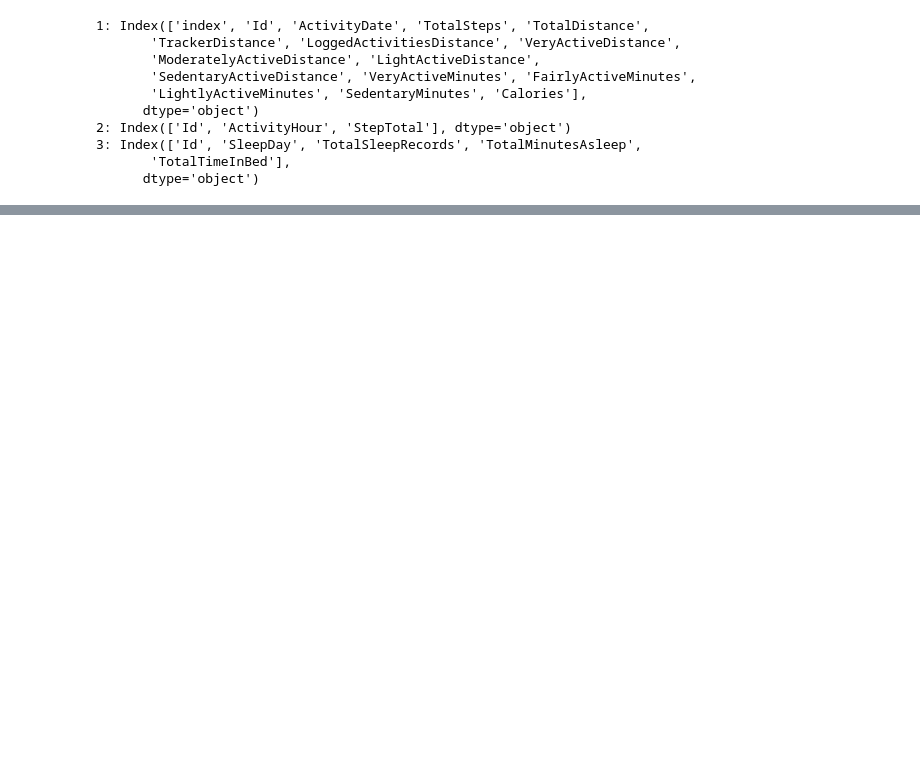
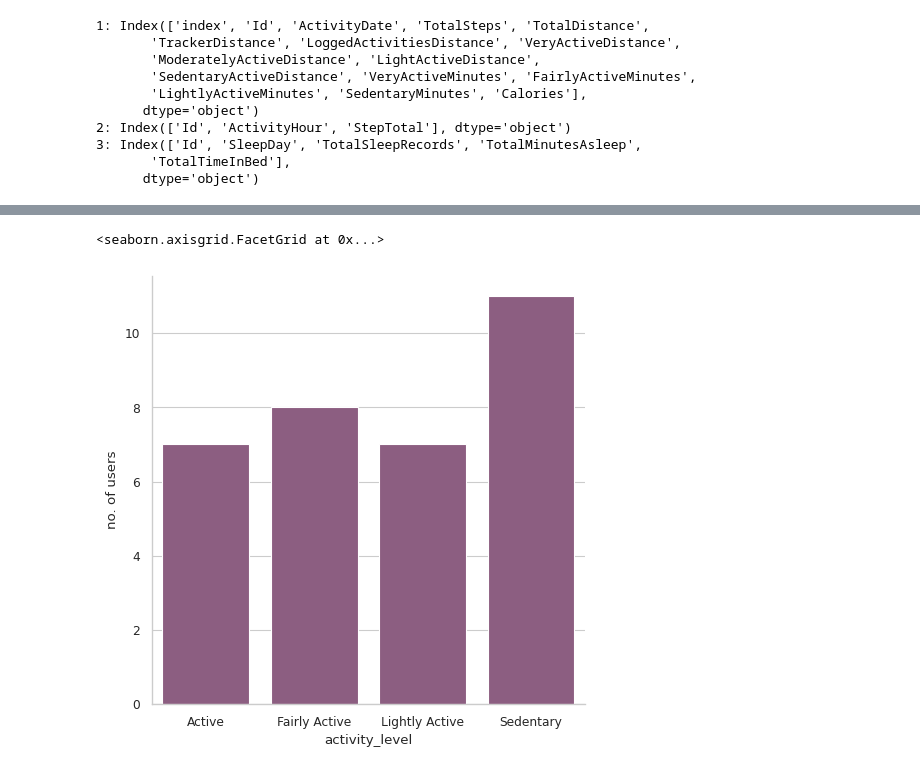
Before and after one commit to lugmenn/this-is-a-test, a Jupyter notebook: Fitbit_Analysis.ipynb, the cells around one changed output, grey strips where cells are left out. Cells and saved outputs as stored; diff of their text form; code cells hidden in the pictures; blank space fills up the shorter version.

```diff
--- a/Fitbit_Analysis.ipynb
+++ b/Fitbit_Analysis.ipynb
@@ -405,0 +705,5 @@ print('3:',sleepday.columns)
+# %%
+# cálculo del promedio diario de pasos y calorias consumidas por cada usuario
+avgact = dailyact_clean.groupby('id').agg({'totalsteps': np.nanmean,'calories': np.nanmean})
+avgact.rename(columns={'totalsteps':'avgsteps','calories':'avgcalories'}, inplace=True)
+avgact.head()
@@ -405,0 +718,16 @@ print('3:',sleepday.columns)
+# %%
+# definición de función para asignar categorías
+
+def user_type(steps):
+  if steps < 5000:
+    return "Sedentary"
+  elif (steps>=5000) & (steps<7499):
+    return "Lightly Active"
+  elif (steps>=7500) & (steps<9999):
+    return "Fairly Active"
+  else:
+    return "Active"
+
+# iteración de la función sobre los datos
+avgact['activity_level'] = avgact['avgsteps'].apply(lambda x: user_type(x))
+avgact.head()
@@ -405,0 +742,7 @@ print('3:',sleepday.columns)
+# %%
+# cálculo del porcentaje de usuarios
+
+types_ofuser = avgact.groupby('activity_level')['avgsteps'].count().to_frame('no. of users')
+totalusers = types_ofuser['no. of users'].sum()
+types_ofuser['user percentage'] = types_ofuser['no. of users']/totalusers
+types_ofuser
@@ -405,0 +756,6 @@ print('3:',sleepday.columns)
+# %%
+sns.set_style('whitegrid')
+sns.catplot(data = types_ofuser, x = 'activity_level', y= 'no. of users', kind = 'bar', color='#945685')
+# %% [output]
+<seaborn.axisgrid.FacetGrid at 0x...>
+[figure, added]
```
Also changed, not shown: parts of 72 cells of this notebook.
